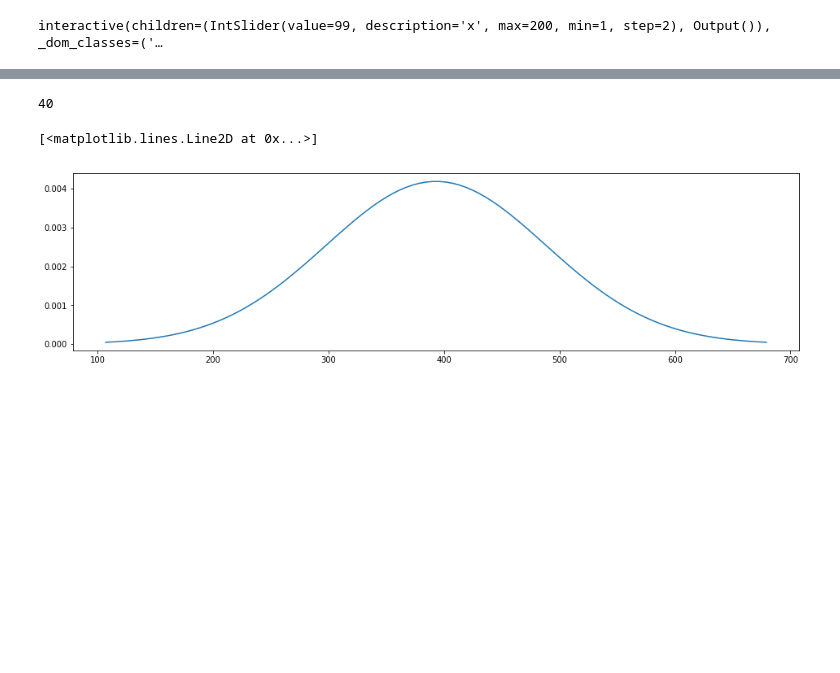
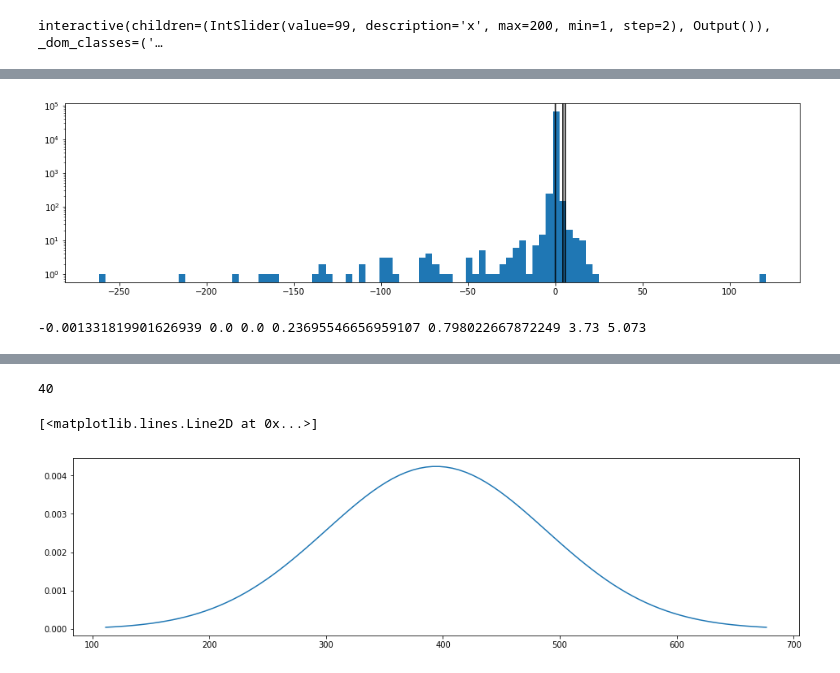
Before and after one commit to manjeet87/Signal_Analysis_UsingPython, a Jupyter notebook: Loconav/Fuel Data Analysis- ContinuousForm_MergedFile.ipynb, the cells around one changed output, grey strips where cells are left out. Saved outputs shown, nothing was run; the diff lists cells and outputs as text; code cells hidden in the pictures; blank space fills up the shorter version.

```diff
--- a/Loconav/Fuel Data Analysis- ContinuousForm_MergedFile.ipynb
+++ b/Loconav/Fuel Data Analysis- ContinuousForm_MergedFile.ipynb
@@ -652,3 +633,26 @@ plt.xlim(0,12000)
 # %%
 df_clean2 = dff.copy()
 df_clean2.fuelVoltage = pd.Series(y1)
+# %%
+def avg_NeigbourDistance(dff):
+    dd = dff.fuelVoltage - dff.fuelVoltage.shift(-1)
+    dd = dd.dropna()
+    #print(dd
+    plt.rcParams['figure.figsize'] = [16,4]
+
+    plt.hist(dd, bins=100)
+    plt.axvline(dd.median(), color = 'black')
+    plt.axvline(2*dd.std(), color = 'black')
+    plt.axvline(1.5*dd.std(), color = 'black')
+    plt.semilogy()
+    return dd
+dd = avg_NeigbourDistance(df_clean2)
+# %% [output]
+[figure, added]
+# %%
+dd2 = dd[abs(dd - dd.median()) < 2*dd.std()]
+meddev = abs(dd2 - dd2.median()).median()
+meddev2 = abs(dd2 - dd2.median()).mean()
+print (dd.mean(), dd.median(),2*meddev, 2*meddev2, 2*dd2.std(), 0.01*(fuelMax - fuelMin), 0.01*(fuelMax - 0.05*fuelMax))
+# %% [output]
+-0.001331819901626939 0.0 0.0 0.23695546656959107 0.798022667872249 3.73 5.073
```
Also changed, not shown: parts of 51 cells of this notebook, 4 other files.
